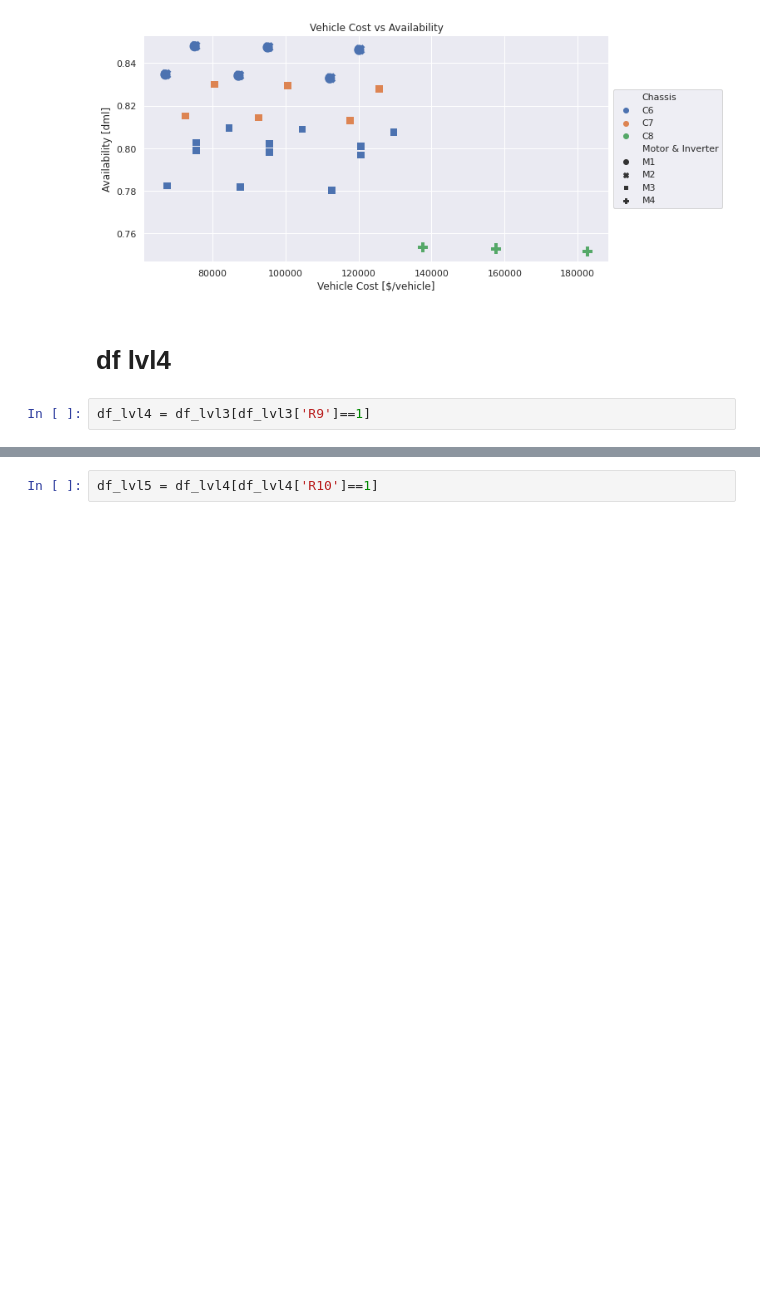
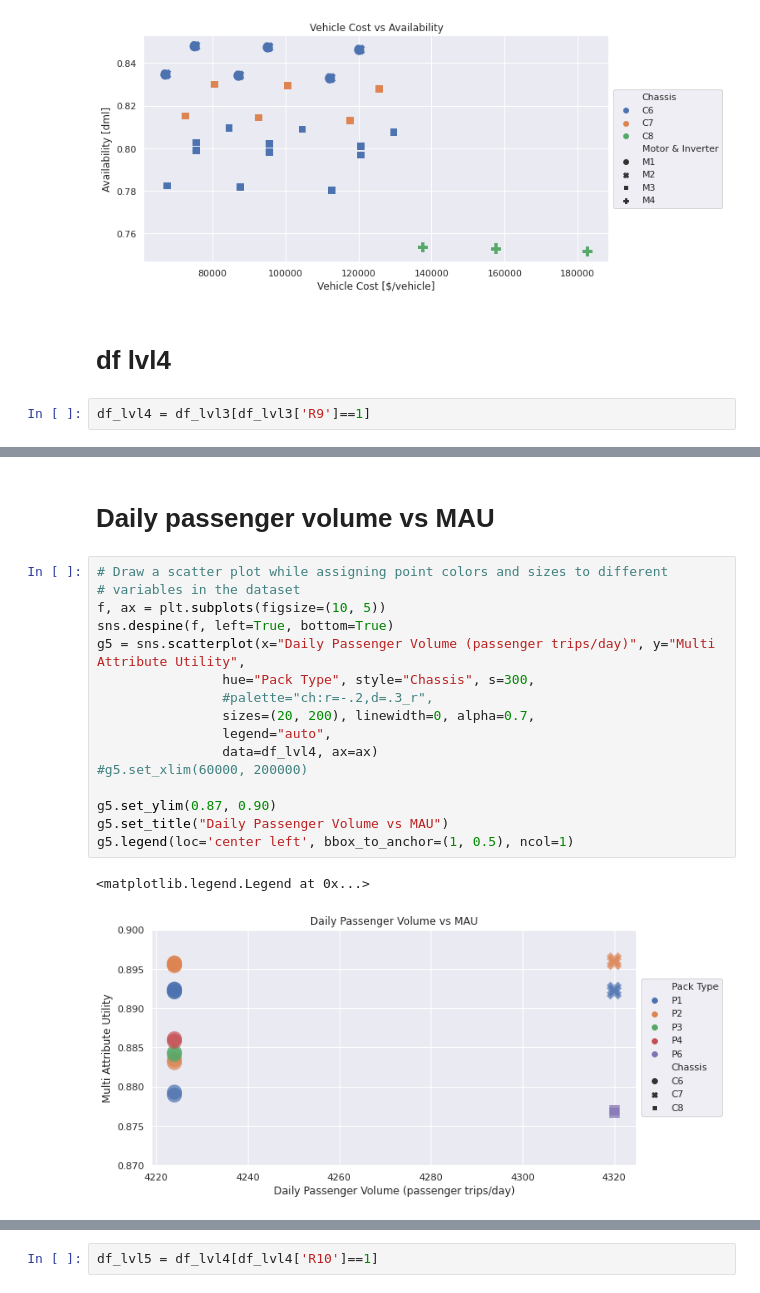
Before and after one commit to abdulelahsm/os4, a Jupyter notebook: design_data_eda.ipynb, the cells around one changed output, grey strips where cells are left out. Cells and saved outputs as stored; diff of their text form; blank space fills up the shorter version.

```diff
--- a/design_data_eda.ipynb
+++ b/design_data_eda.ipynb
@@ -382,0 +402,21 @@ df_lvl4
+# %% [markdown]
+# Daily passenger volume vs MAU
+# %%
+# Draw a scatter plot while assigning point colors and sizes to different
+# variables in the dataset
+f, ax = plt.subplots(figsize=(10, 5))
+sns.despine(f, left=True, bottom=True)
+g5 = sns.scatterplot(x="Daily Passenger Volume (passenger trips/day)", y="Multi Attribute Utility",
+                hue="Pack Type", style="Chassis", s=300,
+                #palette="ch:r=-.2,d=.3_r",
+                sizes=(20, 200), linewidth=0, alpha=0.7,
+                legend="auto",
+                data=df_lvl4, ax=ax)
+#g5.set_xlim(60000, 200000)
+
+g5.set_ylim(0.87, 0.90)
+g5.set_title("Daily Passenger Volume vs MAU")
+g5.legend(loc='center left', bbox_to_anchor=(1, 0.5), ncol=1)
+# %% [output]
+<matplotlib.legend.Legend at 0x...>
+[figure, added]
```
Also changed, not shown: parts of 9 cells of this notebook.
